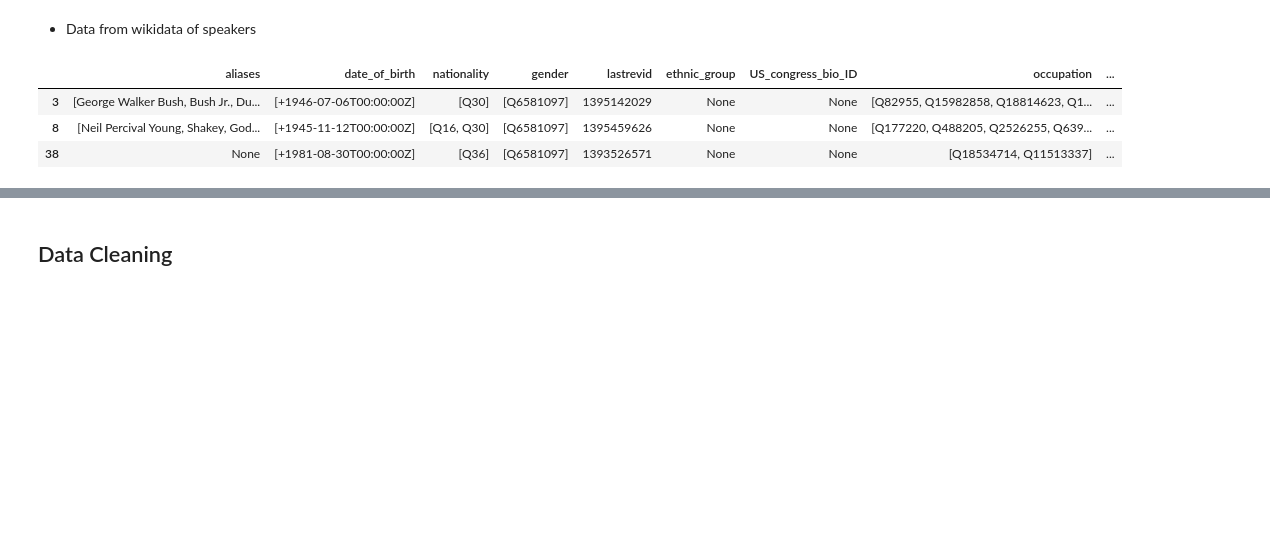
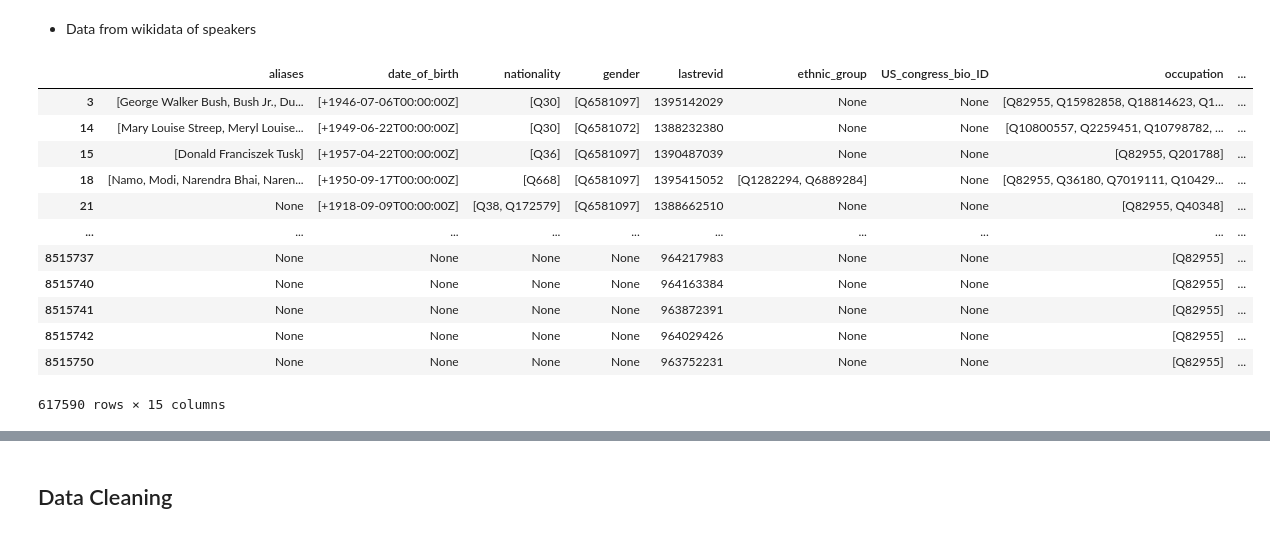
Before and after one commit to epfl-ada/ada-2021-project-cool-group-name, a Jupyter notebook: Data Analysis Speaker.ipynb, the cells around one changed output, grey strips where cells are left out. Cells and saved outputs as stored; diff of their text form; code cells hidden in the pictures; blank space fills up the shorter version.

```diff
--- a/Data Analysis Speaker.ipynb
+++ b/Data Analysis Speaker.ipynb
@@ -24,6 +8,7 @@ import re
 # %%
 DATA_DIR = 'Data'
 CACHE_DIR = 'Cache'
+SPEAKER_INFO_FILE_PATH = os.path.join(DATA_DIR, 'speaker_attributes.parquet')
 CACHE_FILE_PATH = os.path.join(CACHE_DIR, 'processed_data.json.bz2')
 # %% [markdown]
 ## Useful functions
@@ -101,25 +87,41 @@ data_quotes.head(5)
 # %% [markdown]
 - Data from wikidata of speakers
 # %%
-def get_info_speakers(list_tuples_qids):
-    # Load data of wikidata from parquet
-    speaker_data = pd.read_parquet('Data/speaker_attributes.parquet')
+def get_info_speakers(speaker_info_file_path, speaker_qids):
+    # Load data extracted from Wikidata dump and immediately remove rows which are not relevant to free memory.
+    speaker_data = pd.read_parquet(speaker_info_file_path)
+    speaker_data = speaker_data[speaker_data['id'].isin(speaker_qids)]
 
     all_qids = set()
-    for qids in list_tuples_qids:
-        all_qids |= set(qids)
+    for elem in speaker_data[['nationality', 'gender', 'ethnic_group', 'occupation', 'party', 'academic_degree', 'candidacy', 'religion']].values.ravel():
+        if elem is not None:
+            # If case contains a single element, we add it to the set as it is. Otherwise we assume it is an iterable
+            # and make a set out of it. If not an iterable, this line will throw an exception, which is good.
+            all_qids.update([elem] if isinstance(elem, str) else set(elem))
 
-    speaker_data = speaker_data[speaker_data['id'].isin(all_qids)]
+    # Sanity check.
+    assert all(utils.str_is_qid(qid) for qid in all_qids)
 
-    return speaker_data
+    # Retrieve English labels for all qids used in speakers info.
+    info_labels = utils.get_labels_of_wikidata_ids(all_qids)
+
+    return speaker_data, info_labels
 
 
-speaker_data = get_info_speakers(data_quotes.index)
-
-# Display 3 rows
-speaker_data.head(3)
+speaker_data, info_labels = get_info_speakers(SPEAKER_INFO_FILE_PATH, data_quotes.index)
-# %% [output]
-|  | aliases | date_of_birth | nationality | gender | lastrevid | ethnic_group | US_congress_bio_ID | occupation | ... |
-| 3 | [George Walker Bush, Bush Jr., Du... | [+1946-07-06T00:00:00Z] | [Q30] | [Q6581097] | 1395142029 | None | None | [Q82955, Q15982858, Q18814623, Q1... | ... |
-| 8 | [Neil Percival Young, Shakey, God... | [+1945-11-12T00:00:00Z] | [Q16, Q30] | [Q6581097] | 1395459626 | None | None | [Q177220, Q488205, Q2526255, Q639... | ... |
-| 38 | None | [+1981-08-30T00:00:00Z] | [Q36] | [Q6581097] | 1393526571 | None | None | [Q18534714, Q11513337] | ... |
+# %%
+speaker_data
+# %% [output]
+|  | aliases | date_of_birth | nationality | gender | lastrevid | ethnic_group | US_congress_bio_ID | occupation | ... |
+| 3 | [George Walker Bush, Bush Jr., Du... | [+1946-07-06T00:00:00Z] | [Q30] | [Q6581097] | 1395142029 | None | None | [Q82955, Q15982858, Q18814623, Q1... | ... |
+| 14 | [Mary Louise Streep, Meryl Louise... | [+1949-06-22T00:00:00Z] | [Q30] | [Q6581072] | 1388232380 | None | None | [Q10800557, Q2259451, Q10798782, ... | ... |
+| 15 | [Donald Franciszek Tusk] | [+1957-04-22T00:00:00Z] | [Q36] | [Q6581097] | 1390487039 | None | None | [Q82955, Q201788] | ... |
+| 18 | [Namo, Modi, Narendra Bhai, Naren... | [+1950-09-17T00:00:00Z] | [Q668] | [Q6581097] | 1395415052 | [Q1282294, Q6889284] | None | [Q82955, Q36180, Q7019111, Q10429... | ... |
+| 21 | None | [+1918-09-09T00:00:00Z] | [Q38, Q172579] | [Q6581097] | 1388662510 | None | None | [Q82955, Q40348] | ... |
+| ... | ... | ... | ... | ... | ... | ... | ... | ... | ... |
+| 8515737 | None | None | None | None | 964217983 | None | None | [Q82955] | ... |
+| 8515740 | None | None | None | None | 964163384 | None | None | [Q82955] | ... |
+| 8515741 | None | None | None | None | 963872391 | None | None | [Q82955] | ... |
+| 8515742 | None | None | None | None | 964029426 | None | None | [Q82955] | ... |
+| 8515750 | None | None | None | None | 963752231 | None | None | [Q82955] | ... |
+617590 rows × 15 columns
```
Also changed, not shown: parts of 8 cells of this notebook, 5 other files.
